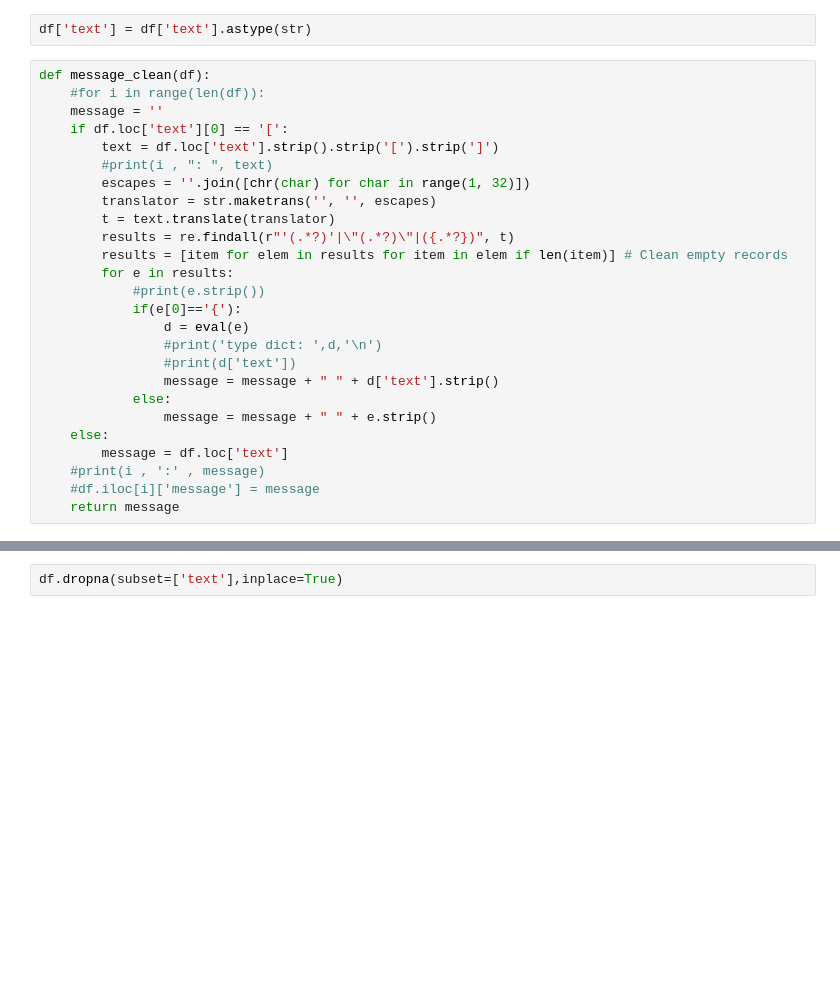
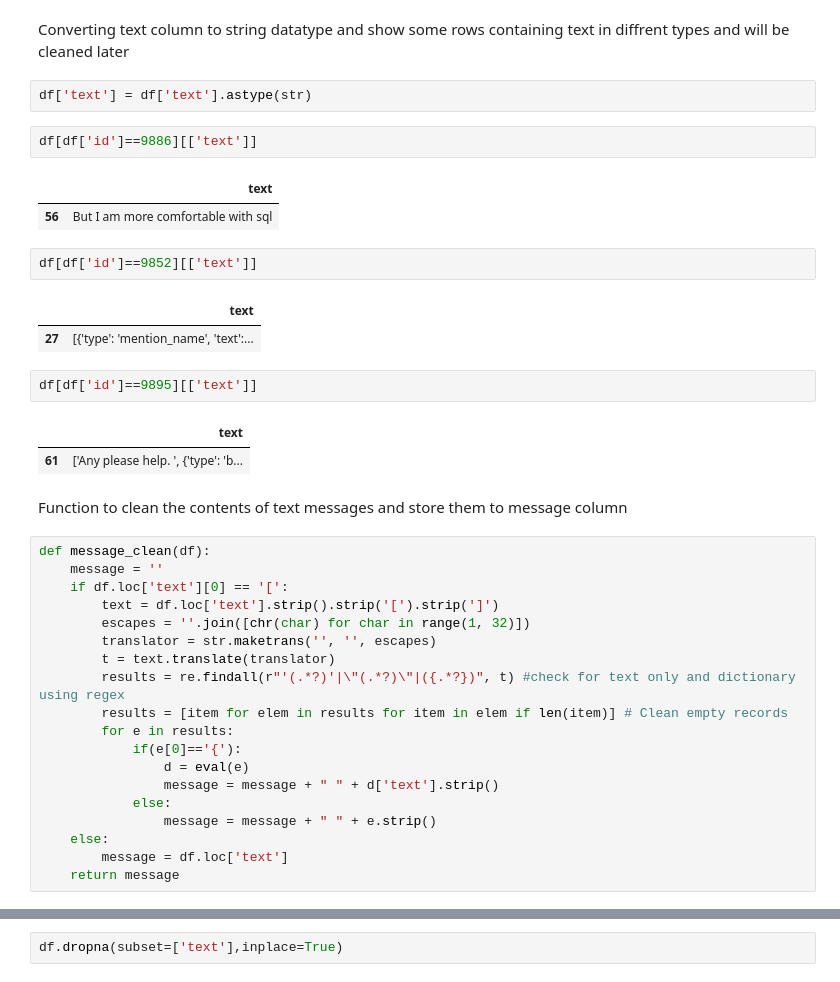
Before and after one commit to mjindal585/telegram_chat_analysis, a Jupyter notebook: ChatExport_25_07_2020/preprocessing_2.ipynb, the cells around one changed output, grey strips where cells are left out. Cells and saved outputs as stored; diff of their text form; blank space fills up the shorter version.

```diff
--- a/ChatExport_25_07_2020/preprocessing_2.ipynb
+++ b/ChatExport_25_07_2020/preprocessing_2.ipynb
@@ -15,30 +17,42 @@ df.head()
+# %% [markdown]
+Converting text column to string datatype and show some rows containing text in diffrent types and will be cleaned later
 # %%
 df['text'] = df['text'].astype(str)
+# %%
+df[df['id']==9886][['text']]
+# %% [output]
+|  | text |
+| 56 | But I am more comfortable with sql |
+# %%
+df[df['id']==9852][['text']]
+# %% [output]
+|  | text |
+| 27 | [{'type': 'mention_name', 'text':... |
+# %%
+df[df['id']==9895][['text']]
+# %% [output]
+|  | text |
+| 61 | ['Any please help. ', {'type': 'b... |
+# %% [markdown]
+Function to clean the contents of text messages and store them to message column
 # %%
 def message_clean(df):
-    #for i in range(len(df)):
     message = ''
     if df.loc['text'][0] == '[':
         text = df.loc['text'].strip().strip('[').strip(']')
-        #print(i , ": ", text)
         escapes = ''.join([chr(char) for char in range(1, 32)])
         translator = str.maketrans('', '', escapes)
         t = text.translate(translator)
-        results = re.findall(r"'(.*?)'|\"(.*?)\"|({.*?})", t)
+        results = re.findall(r"'(.*?)'|\"(.*?)\"|({.*?})", t) #check for text only and dictionary using regex
         results = [item for elem in results for item in elem if len(item)] # Clean empty records
         for e in results:
-            #print(e.strip())
             if(e[0]=='{'):
                 d = eval(e)
-                #print('type dict: ',d,'\n')
-                #print(d['text'])
                 message = message + " " + d['text'].strip()
             else:
                 message = message + " " + e.strip()
     else:
         message = df.loc['text']
-    #print(i , ':' , message)
-    #df.iloc[i]['message'] = message
     return message
 # %%
 df['message'] = df.apply(message_clean,axis=1)
```
Also changed, not shown: parts of 15 cells of this notebook, 4 other files.
